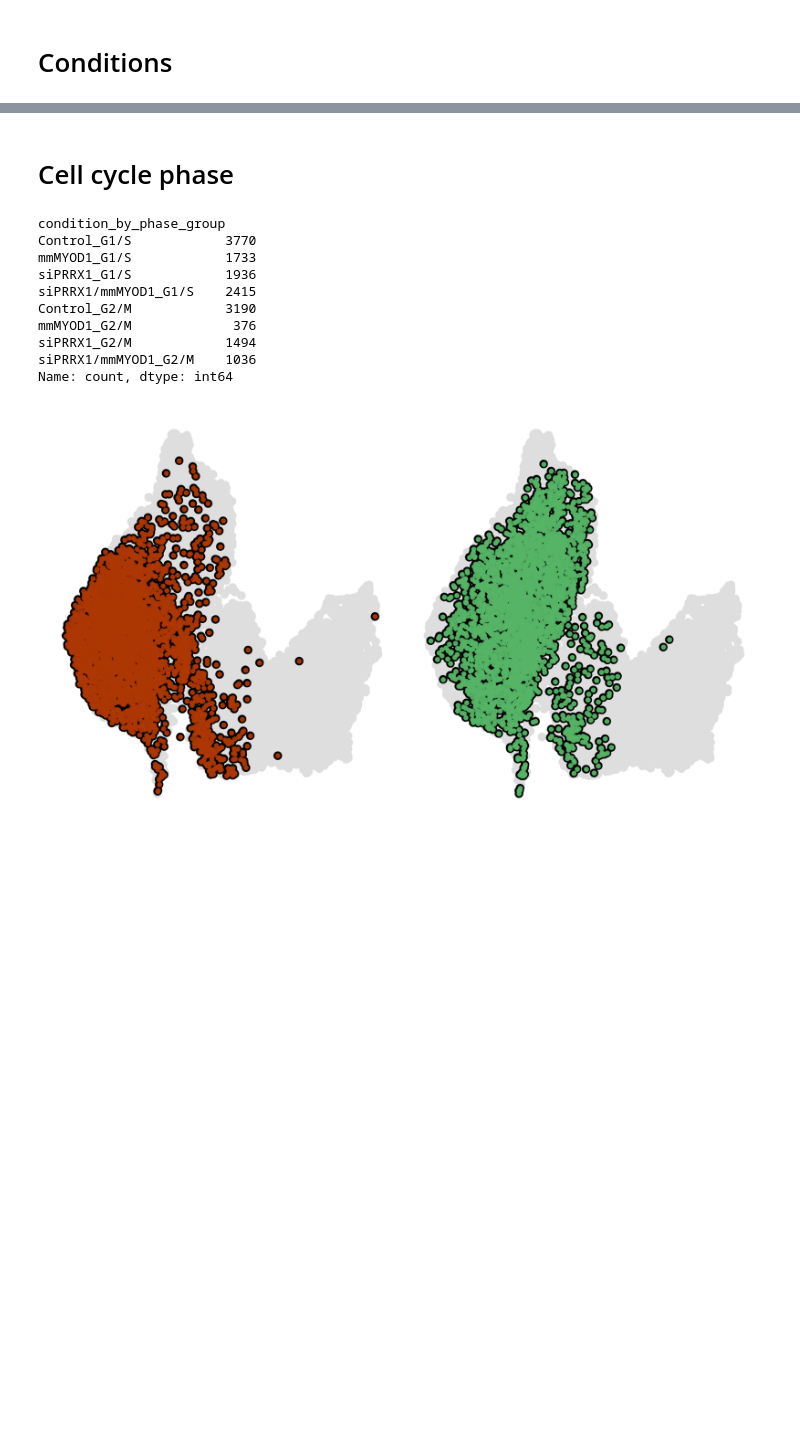
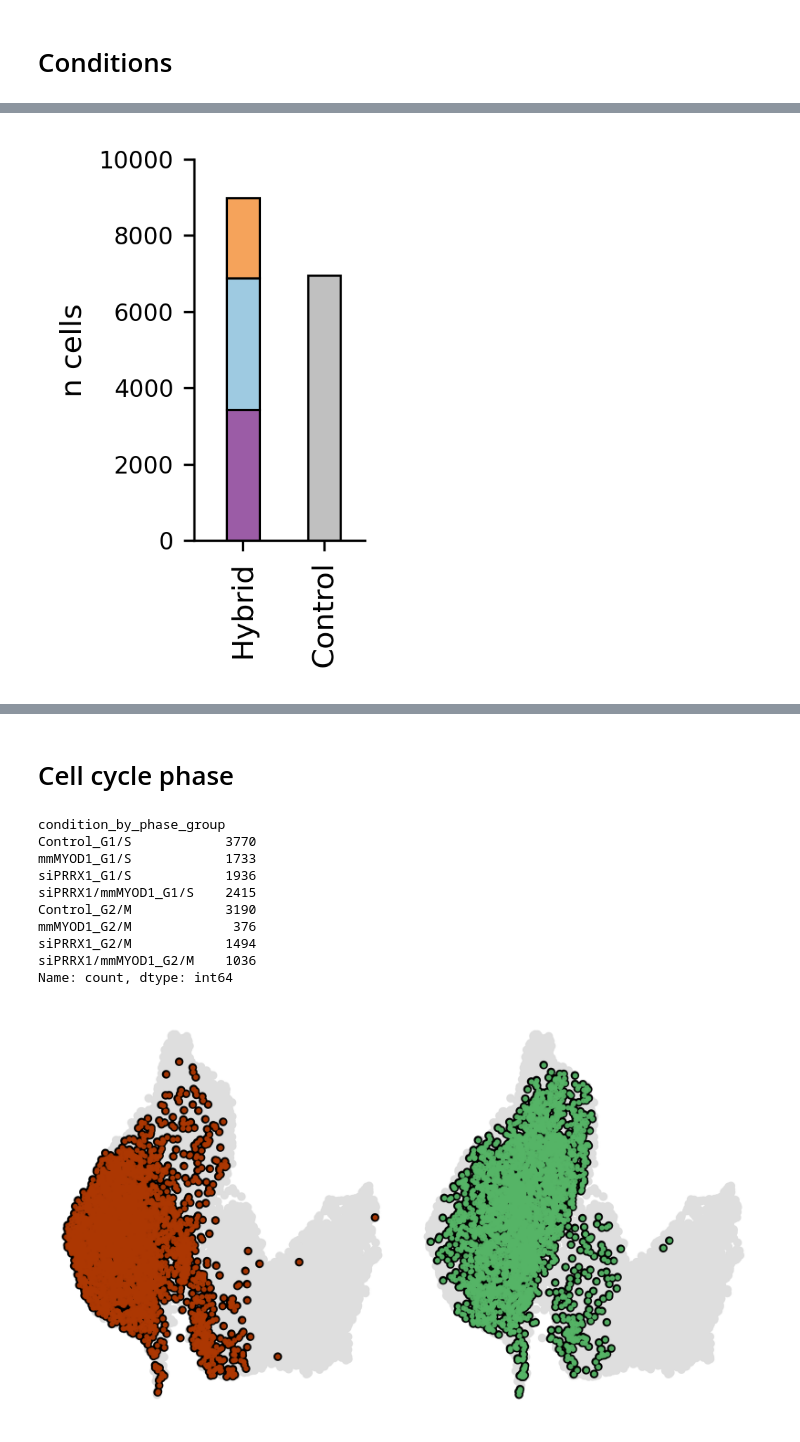
Before and after one commit to jrcwycy/hybrid_reprogramming, a Jupyter notebook: notebooks/anndatas/pretty_plots.ipynb, the cells around one changed output, grey strips where cells are left out. Saved outputs shown, nothing was run; the diff lists cells and outputs as text; code cells hidden in the pictures; blank space fills up the shorter version.

```diff
--- a/notebooks/anndatas/pretty_plots.ipynb
+++ b/notebooks/anndatas/pretty_plots.ipynb
@@ -139,0 +245,71 @@ plt.show()
+# %%
+value_counts = adata.obs['pooled_condition'].value_counts()
+value_counts = value_counts.rename('Cells')
+value_counts = pd.DataFrame(value_counts).T
+
+desired_order = ['siPRRX1', 'siPRRX1/mmMYOD1', 'mmMYOD1', 'Control']
+value_counts = value_counts.reindex(columns=desired_order)
+
+group1_labels = ['siPRRX1', 'siPRRX1/mmMYOD1', 'mmMYOD1']
+group2_label = 'Control'
+
+# Extract counts
+group1_counts = value_counts[group1_labels].iloc[0].values
+group2_count = value_counts[group2_label].iloc[0]
+
+# Calculate cumulative positions for stacking in group 1
+cumulative = np.cumsum(np.insert(group1_counts, 0, 0))[:-1]
+
+plt.rcParams['figure.dpi'] = 300
+plt.rcParams['figure.figsize'] = 1.75, 2.75 #6, 1.15
+fig, ax = plt.subplots()
+
+
+colors = [
+    '#9B5CA6', # purple (siPRRX1)
+    '#9ECAE1', # blue (HYB)
+    '#F5A35B', # orange (mmMYOD1)
+    'silver', # (control)
+]
+
+width = 0.4
+
+# Plot stacked bar for group 1
+for i in range(len(group1_labels)):
+    ax.bar(
+        x=0,
+        height=group1_counts[i],
+        bottom=cumulative[i],
+        color=colors[i],
+        label=group1_labels[i],
+        edgecolor='k',
+        linewidth=0.75,
+        width=width,
+    )
+
+# Plot single bar for Control
+ax.bar(
+    x=1,
+    height=group2_count,
+    color=colors[-1],  # Assuming the last color is for Control
+    label=group2_label,
+    edgecolor='k',
+    linewidth=0.75,
+    width=width,
+)
+
+# Formatting
+ax.set_xticks([0, 1])
+ax.set_xticklabels(['Hybrid', 'Control'])
+ax.set_ylabel("n cells")
+ax.spines['top'].set_visible(False)
+ax.spines['right'].set_visible(False)
+ax.set_xlim(-0.6, 1.5)
+plt.yticks(fontsize=8)
+ax.set_ylim(0, 10000)
+plt.xticks(rotation=90)
+
+plt.tight_layout()
+plt.show()
+# %% [output]
+[figure, added]
```
Also changed, not shown: parts of 25 cells of this notebook, 6 other files.
